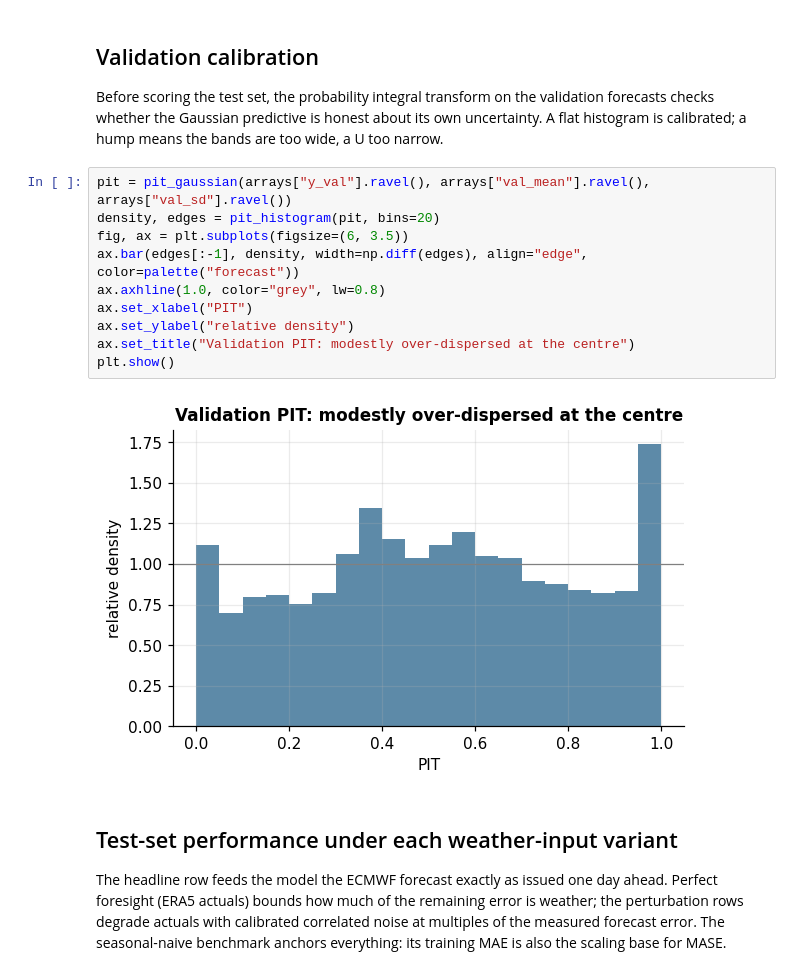
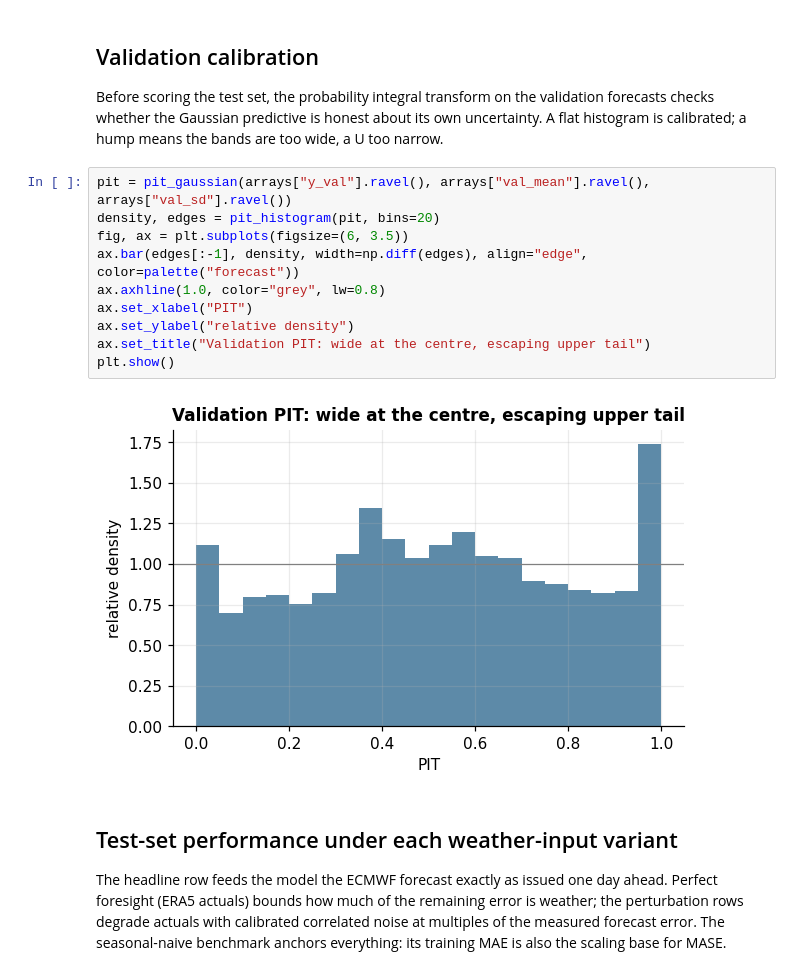
Before and after one commit to argmax-w/nem-demand-forecast, a Jupyter notebook: notebooks/02_baseline_arima.ipynb, the cells around one changed output. Saved outputs shown, nothing was run; the diff lists cells and outputs as text.

```diff
--- a/notebooks/02_baseline_arima.ipynb
+++ b/notebooks/02_baseline_arima.ipynb
@@ -95,15 +95,15 @@ the bands are too wide, a U too narrow.
 # %%
 pit = pit_gaussian(arrays["y_val"].ravel(), arrays["val_mean"].ravel(), arrays["val_sd"].ravel())
 density, edges = pit_histogram(pit, bins=20)
 fig, ax = plt.subplots(figsize=(6, 3.5))
 ax.bar(edges[:-1], density, width=np.diff(edges), align="edge", color=palette("forecast"))
 ax.axhline(1.0, color="grey", lw=0.8)
 ax.set_xlabel("PIT")
 ax.set_ylabel("relative density")
-ax.set_title("Validation PIT: modestly over-dispersed at the centre")
+ax.set_title("Validation PIT: wide at the centre, escaping upper tail")
 plt.show()
 # %% [output]
-[figure, old version]
+[figure, new version]
 # %% [markdown]
 ## Test-set performance under each weather-input variant
 
```
Also changed, not shown: parts of 8 cells of this notebook, 2 other files.
